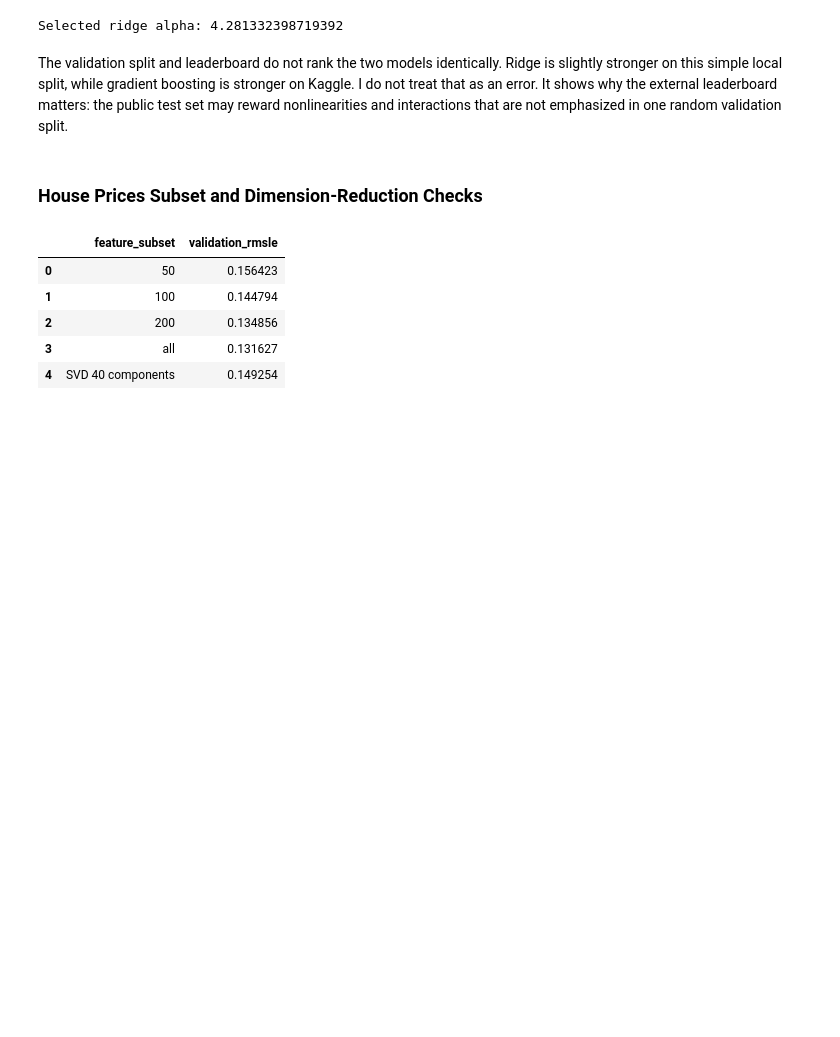
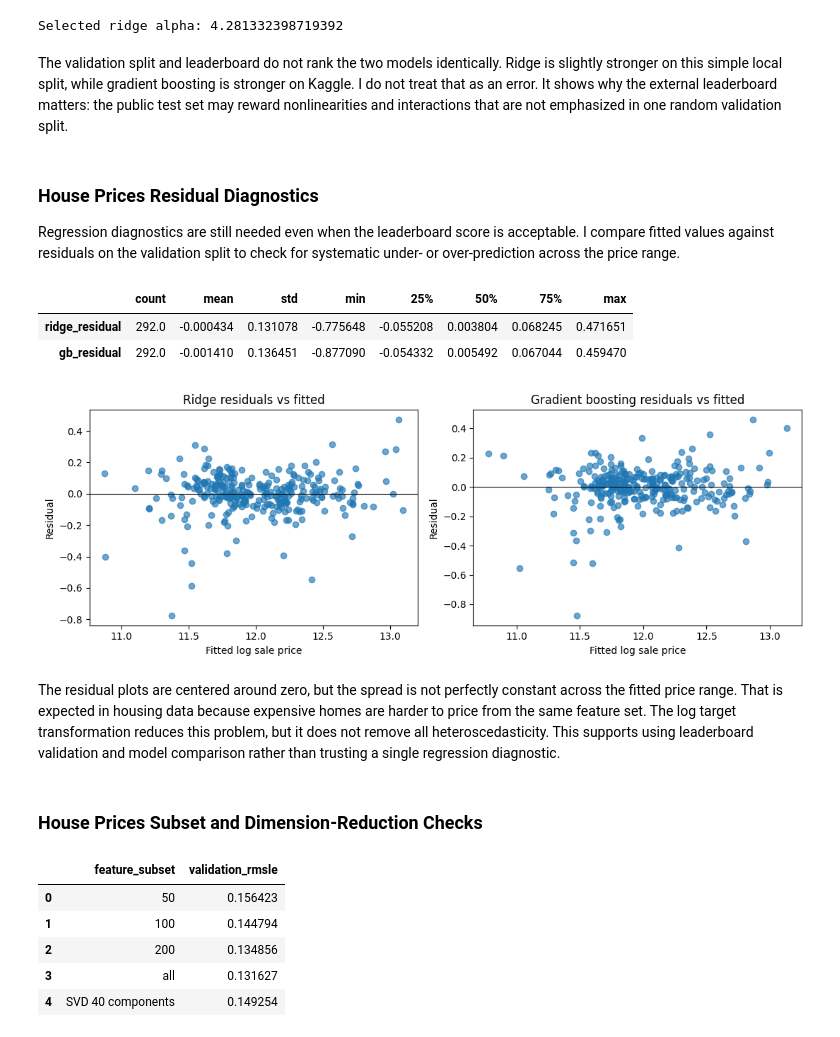
Before and after one commit to maldo81/dds-8555-predictive-analysis, a Jupyter notebook: Week 8/Assignment 8/MaldonadoJDDS8555-8.ipynb, the cells around one changed output. Cells and saved outputs as stored; diff of their text form; code cells hidden in the pictures; blank space fills up the shorter version.

```diff
--- a/Week 8/Assignment 8/MaldonadoJDDS8555-8.ipynb
+++ b/Week 8/Assignment 8/MaldonadoJDDS8555-8.ipynb
@@ -234,6 +305,39 @@ print("Selected ridge alpha:", ridge_house.named_steps["model"].alpha_)
 Selected ridge alpha: 4.281332398719392
 # %% [markdown]
 The validation split and leaderboard do not rank the two models identically.  Ridge is slightly stronger on this simple local split, while gradient boosting is stronger on Kaggle.  I do not treat that as an error.  It shows why the external leaderboard matters: the public test set may reward nonlinearities and interactions that are not emphasized in one random validation split.
+# %% [markdown]
+### House Prices Residual Diagnostics
+
+Regression diagnostics are still needed even when the leaderboard score is acceptable.  I compare fitted values against residuals on the validation split to check for systematic under- or over-prediction across the price range.
+# %%
+house_diag = pd.DataFrame({
+    "actual_log_price": y_valid_h,
+    "ridge_fitted": ridge_house.predict(X_valid_h),
+    "gb_fitted": gb_house.predict(X_valid_h),
+})
+house_diag["ridge_residual"] = house_diag["actual_log_price"] - house_diag["ridge_fitted"]
+house_diag["gb_residual"] = house_diag["actual_log_price"] - house_diag["gb_fitted"]
+display(house_diag[["ridge_residual", "gb_residual"]].describe().T)
+
+fig, axes = plt.subplots(1, 2, figsize=(11, 4))
+axes[0].scatter(house_diag["ridge_fitted"], house_diag["ridge_residual"], alpha=.65)
+axes[0].axhline(0, color="black", linewidth=.8)
+axes[0].set_title("Ridge residuals vs fitted")
+axes[0].set_xlabel("Fitted log sale price")
+axes[0].set_ylabel("Residual")
+axes[1].scatter(house_diag["gb_fitted"], house_diag["gb_residual"], alpha=.65)
+axes[1].axhline(0, color="black", linewidth=.8)
+axes[1].set_title("Gradient boosting residuals vs fitted")
+axes[1].set_xlabel("Fitted log sale price")
+axes[1].set_ylabel("Residual")
+plt.tight_layout()
+# %% [output]
+|  | count | mean | std | min | 25% | 50% | 75% | max |
+| ridge_residual | 292.0 | -0.000434 | 0.131078 | -0.775648 | -0.055208 | 0.003804 | 0.068245 | 0.471651 |
+| gb_residual | 292.0 | -0.001410 | 0.136451 | -0.877090 | -0.054332 | 0.005492 | 0.067044 | 0.459470 |
+[figure, added]
+# %% [markdown]
+The residual plots are centered around zero, but the spread is not perfectly constant across the fitted price range.  That is expected in housing data because expensive homes are harder to price from the same feature set.  The log target transformation reduces this problem, but it does not remove all heteroscedasticity.  This supports using leaderboard validation and model comparison rather than trusting a single regression diagnostic.
 # %% [markdown]
 ### House Prices Subset and Dimension-Reduction Checks
 # %%
```
Also changed, not shown: parts of 8 cells of this notebook, 2 other files.
